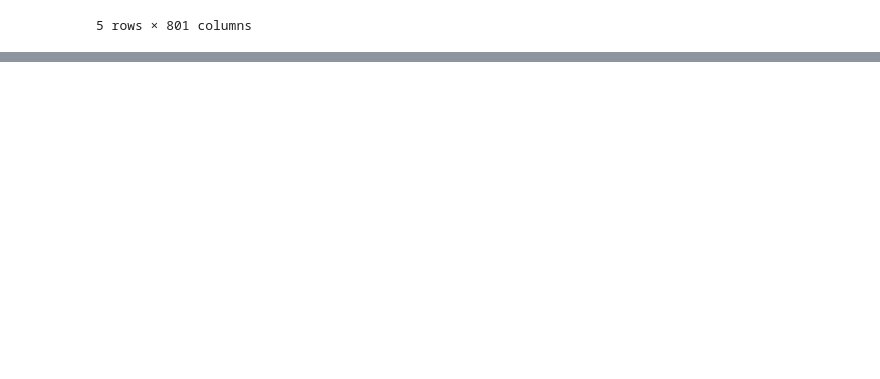
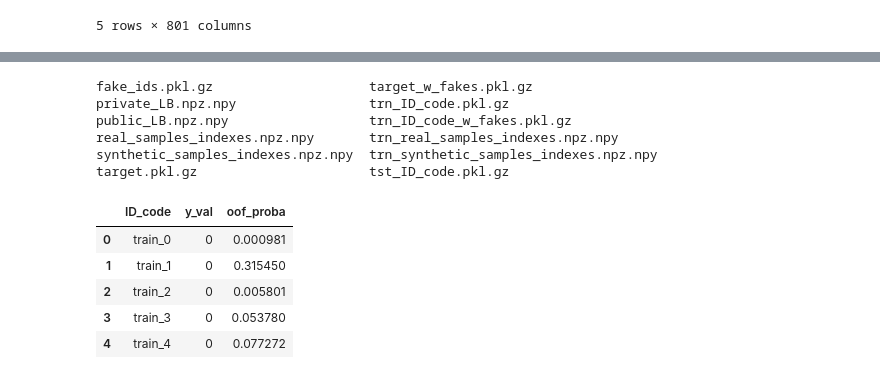
Before and after one commit to guchio3/kaggle-santander-2019, a Jupyter notebook: notebooks/e079_uniq_value_analysis.ipynb, the cells around one changed output, grey strips where cells are left out. Cells and saved outputs as stored; diff of their text form; code cells hidden in the pictures; blank space fills up the shorter version.

```diff
--- a/notebooks/e079_uniq_value_analysis.ipynb
+++ b/notebooks/e079_uniq_value_analysis.ipynb
@@ -79,0 +94,9 @@ features.head()
+# %%
+ls ../mnt/inputs/nes_info
+# %% [output]
+fake_ids.pkl.gz                    target_w_fakes.pkl.gz
+private_LB.npz.npy                 trn_ID_code.pkl.gz
+public_LB.npz.npy                  trn_ID_code_w_fakes.pkl.gz
+real_samples_indexes.npz.npy       trn_real_samples_indexes.npz.npy
+synthetic_samples_indexes.npz.npy  trn_synthetic_samples_indexes.npz.npy
+target.pkl.gz                      tst_ID_code.pkl.gz
@@ -79,0 +105,18 @@ features.head()
+# %%
+guchio_oof = pd.read_csv('../mnt/blendings/1st/e071_e036_t006_w_pair_augmentation_7_7_2019-04-05-17-35-24_0.92357_oofs.csv')
+guchio_sub = pd.read_csv('../mnt/blendings/1st/e071_e036_t006_w_pair_augmentation_7_7_2019-04-05-17-35-24_0.92357_sub_no_rank_fixed.csv')
+nagiss_oof = pd.read_csv('../mnt/blendings/1st/nagiss_01_oof_CV_92065_LB_921.csv')
+nagiss_sub = pd.read_csv('../mnt/blendings/1st/nagiss_01_submission_CV_92065_LB_921.csv')
+vicens_oof = pd.read_csv('../mnt/blendings/1st/oof_vicens_0.9231376.csv')
+vicens_sub = pd.read_csv('../mnt/blendings/1st/400V_0.9231376.csv')
+graseck_oof = pd.read_csv('../mnt/blendings/1st/oof_ra_x002_lgb_F1200_05.04.2019-11_33_roc0.923105_thr0.4014114.csv')
+graseck_sub = pd.read_csv('../mnt/blendings/1st/sub_pa_x002_lgb_F1200_05.04.2019-11_33__0.923105_MCC0.596.csv')
+# %%
+guchio_oof.head()
+# %% [output]
+|  | ID_code | y_val | oof_proba |
+| 0 | train_0 | 0 | 0.000981 |
+| 1 | train_1 | 0 | 0.315450 |
+| 2 | train_2 | 0 | 0.005801 |
+| 3 | train_3 | 0 | 0.053780 |
+| 4 | train_4 | 0 | 0.077272 |
```
Also changed, not shown: parts of 8 cells of this notebook, 3 other files.
